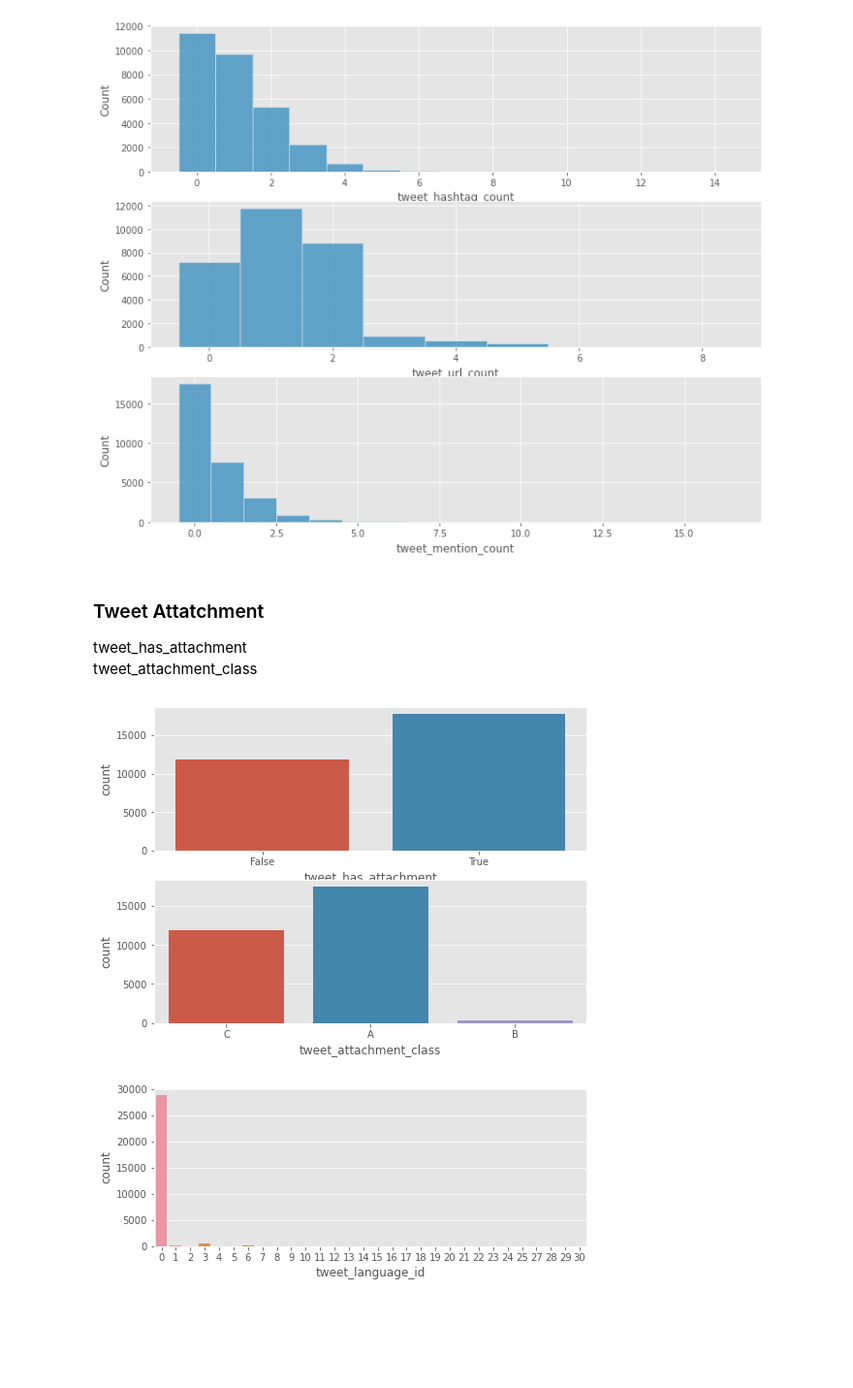
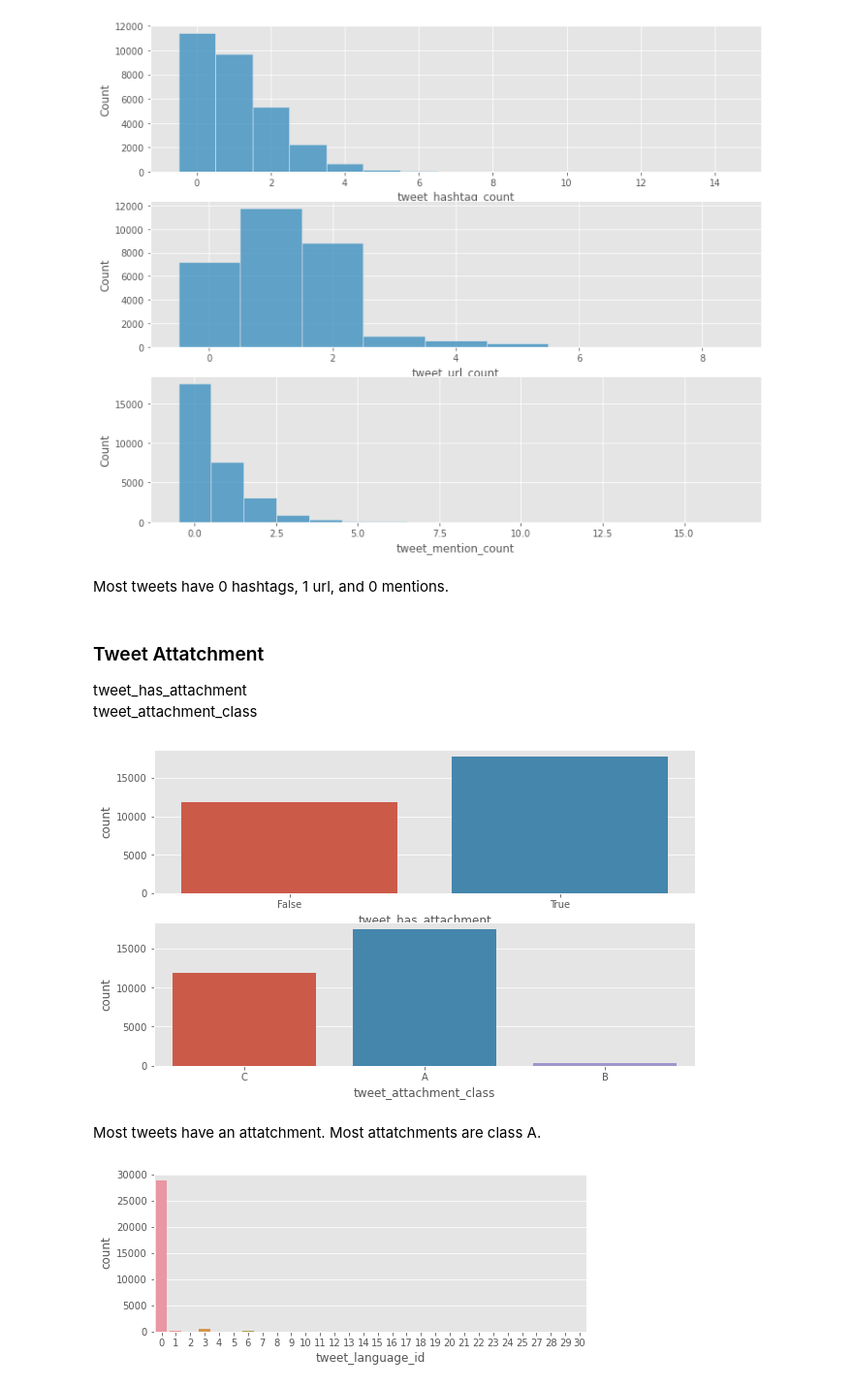
Before and after one commit to shpatrickguo/bitgrit, a Jupyter notebook: Viral Tweets Prediction Challenge/Viral Tweets Prediction Challenge.ipynb, the cells around one changed output. Shown at 97% size. Saved outputs shown, nothing was run; the diff lists cells and outputs as text; code cells hidden in the pictures; blank space fills up the shorter version.

```diff
--- a/Viral Tweets Prediction Challenge/Viral Tweets Prediction Challenge.ipynb
+++ b/Viral Tweets Prediction Challenge/Viral Tweets Prediction Challenge.ipynb
@@ -141,18 +150,23 @@ sns.histplot(x = 'tweet_mention_count', data = train_tweets, discrete = True, ax
 plt.show()
 # %% [output]
 [figure]
+# %% [markdown]
+Most tweets have 0 hashtags, 1 url, and 0 mentions.
 # %% [markdown]
 ### Tweet Attatchment
 tweet_has_attachment
 tweet_attachment_class
 # %%
-fig, axs = plt.subplots(2, 1, figsize=(8, 6))
+fig, axs = plt.subplots(2, 1, figsize=(10, 6))
 
 sns.countplot(x = 'tweet_has_attachment', data = train_tweets, ax = axs[0])
 sns.countplot(x = 'tweet_attachment_class', data = train_tweets, ax = axs[1])
 plt.show()
 # %% [output]
-[figure, old version]
+[figure, new version]
+# %% [markdown]
+Most tweets have an attatchment.
+Most attatchments are class A.
 # %%
 fig, axs = plt.subplots(1, 1, figsize=(8, 3))
 sns.countplot(x = 'tweet_language_id', data = train_tweets, ax = axs)
```
Also changed, not shown: parts of 10 cells of this notebook.
